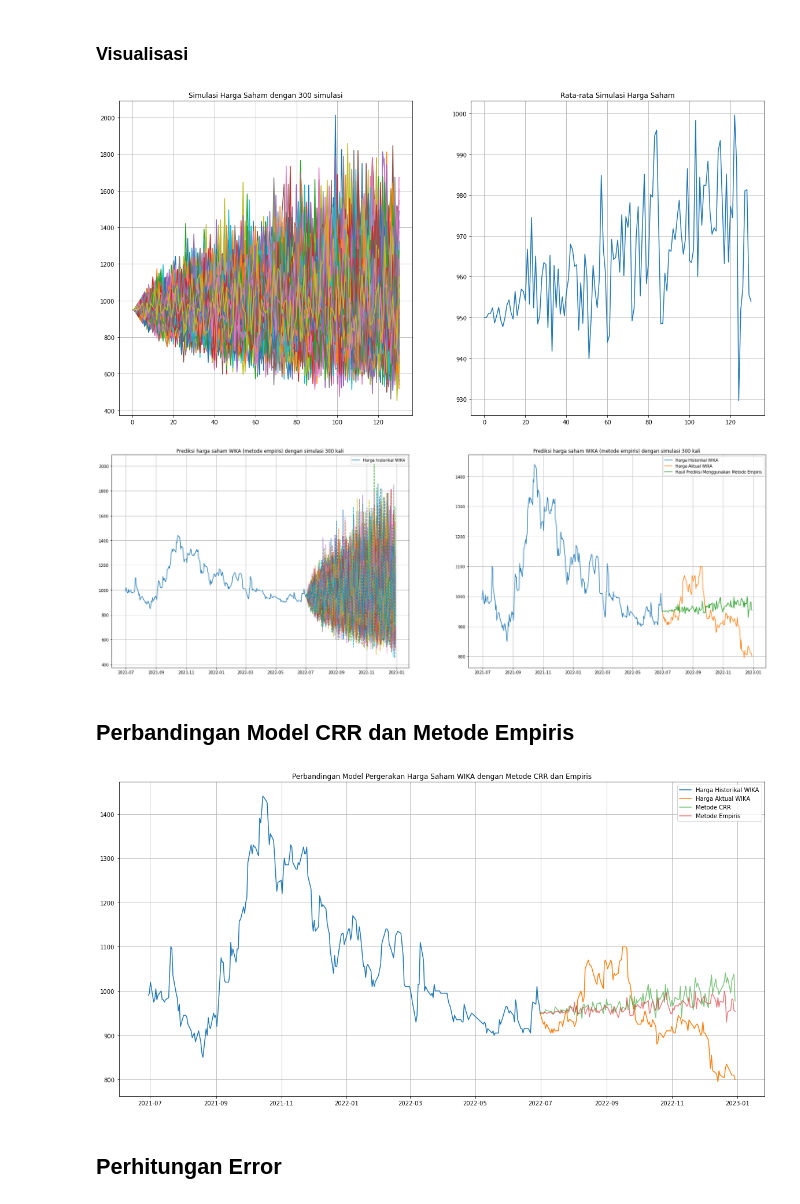
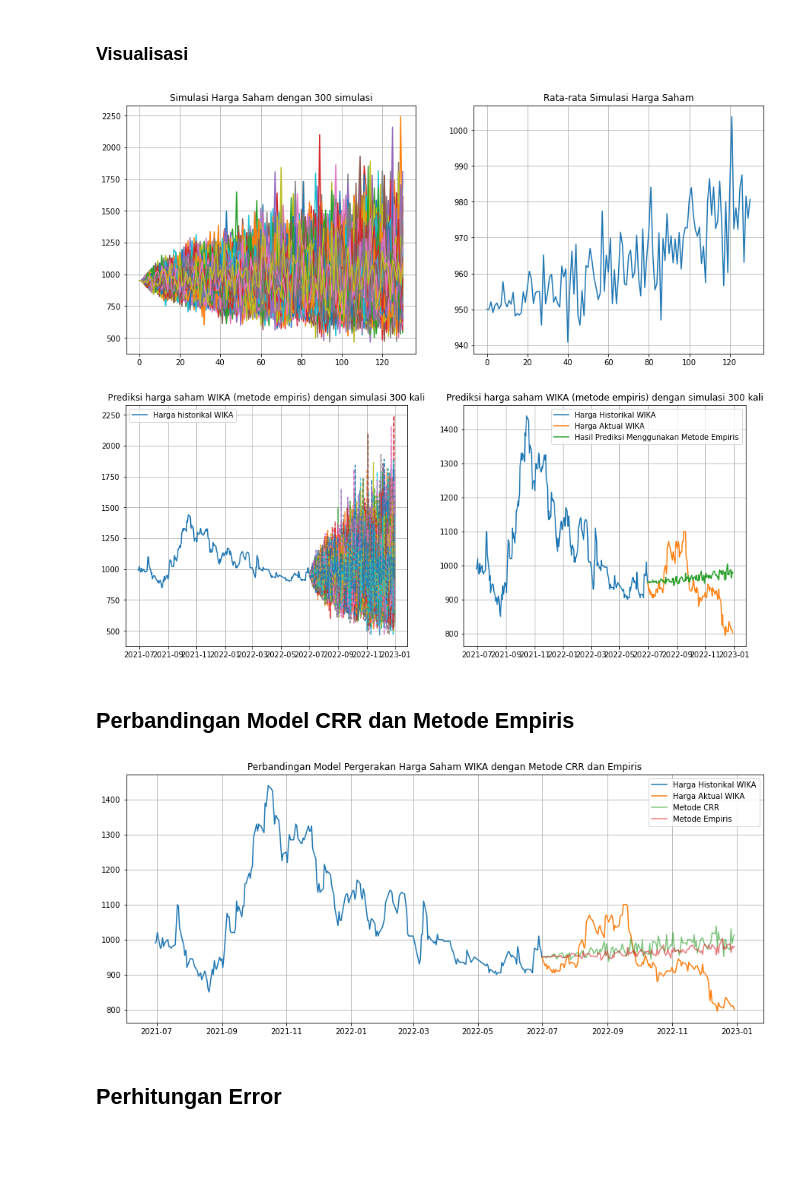
Before and after one commit to Heritsam/monte-carlo-stocks-prediction, a Jupyter notebook: binomial.ipynb, the cells around one changed output. Cells and saved outputs as stored; diff of their text form; code cells hidden in the pictures; blank space fills up the shorter version.

```diff
--- a/binomial.ipynb
+++ b/binomial.ipynb
@@ -112,7 +112,7 @@ u = up_crr
 d = down_crr
 p = p_crr
 
-fig,ax = plt.subplots(2,figsize=(15,10))
+fig,ax = plt.subplots(2,figsize=(13,8))
 price = np.zeros((sim_days+1,sim_days+1), float)
 mean_si = np.zeros((sim_days+1), float)
 mean2_si = np.zeros((sim_days+1), float)
@@ -152,7 +152,7 @@ u = up_empirical
 d = down_empirical
 p = p_empirical
 
-fig,ax = plt.subplots(2,figsize=(15, 10))
+fig,ax = plt.subplots(2,figsize=(13, 8))
 price = np.zeros((sim_days+1,sim_days+1), float)
 mean_si = np.zeros((sim_days+1), float)
 mean2_si = np.zeros((sim_days+1), float)
@@ -284,25 +284,25 @@ selang kepercayaan 95% = [1874.6776676977972, 1980.381025566169]
 # %% [markdown]
 ### Visualisasi
 # %%
-fig, (ax1, ax2) = plt.subplots(1, 2, figsize=(20, 10))
+fig, (ax1, ax2) = plt.subplots(1, 2, figsize=(15, 6))
 
 # Plotting the paths
 [ax1.plot(k) for k in smt]
 
 # Average path of stock prices
 smean_empirical = np.mean(np.array(smt), axis=0)
 
 ax2.plot(smean_empirical)
 
 ax1.title.set_text(f'Simulasi Harga Saham dengan {simulations} simulasi')
 ax2.title.set_text('Rata-rata Simulasi Harga Saham')
 
 ax1.grid()
 ax2.grid()
 # %% [output]
-[figure, old version]
+[figure, new version]
 # %%
-fig, (ax1, ax2) = plt.subplots(1, 2, figsize=(30, 10))
+fig, (ax1, ax2) = plt.subplots(1, 2, figsize=(15, 6))
 
 ax1.plot(hist['Close'], label='Harga historikal WIKA')
 ax1.plot(actual['Close'])
@@ -323,11 +323,11 @@ ax2.legend()
 
 plt.show()
 # %% [output]
-[figure, old version]
+[figure, new version]
 # %% [markdown]
 ## Perbandingan Model CRR dan Metode Empiris
 # %%
-fig = plt.figure(figsize=(20, 10))
+fig = plt.figure(figsize=(15, 6))
 
 plt.plot(hist['Close'], label='Harga Historikal WIKA')
 plt.plot(actual['Close'], label='Harga Aktual WIKA')
@@ -339,7 +339,7 @@ plt.title('Perbandingan Model Pergerakan Harga Saham WIKA dengan Metode CRR dan
 plt.legend()
 plt.grid()
 # %% [output]
-[figure, old version]
+[figure, new version]
 # %% [markdown]
 ## Perhitungan Error
 # %% [markdown]
```
Also changed, not shown: parts of 9 cells of this notebook.
